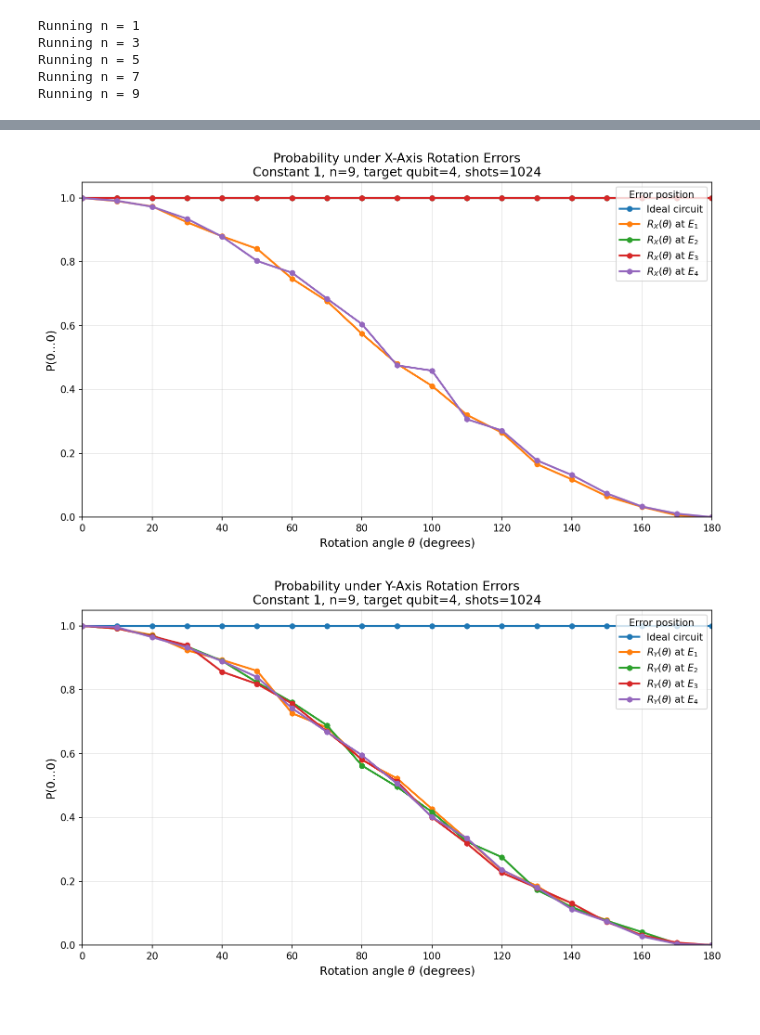
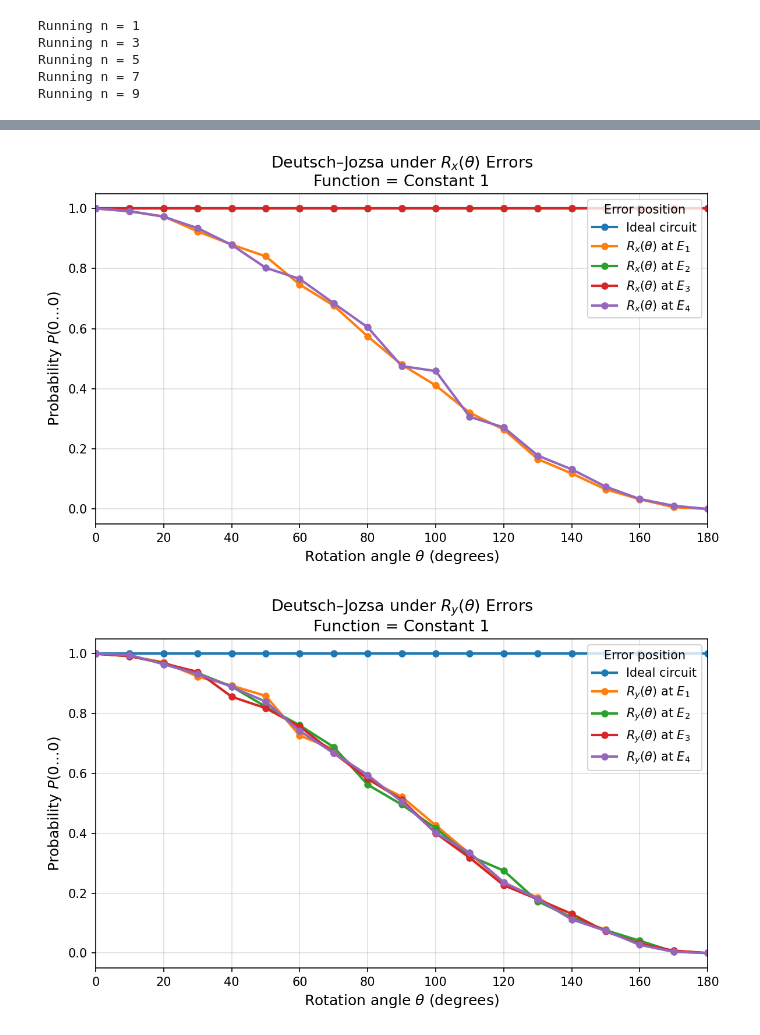
Before and after one commit to Abiyzelalem27/DeutschJozsaNoise, a Jupyter notebook: Rotation_gate/rotation_error_success_probability.ipynb, the cells around one changed output, grey strips where cells are left out. Drawn from its saved outputs; the diff is of its cells as text; code cells hidden in the pictures.

```diff
--- a/Rotation_gate/rotation_error_success_probability.ipynb
+++ b/Rotation_gate/rotation_error_success_probability.ipynb
@@ -164,7 +164,7 @@ qa.plotting.rotation_error_success_probability(df, 9, "Z", 4, "constant_0", shot
 # %%
-qa.plotting.rotation_error_success_probability(df, 9, "X", 4, "constant_1", shots)
-qa.plotting.rotation_error_success_probability(df, 9, "Y", 4, "constant_1", shots)
-qa.plotting.rotation_error_success_probability(df, 9, "Z", 4, "constant_1", shots)
+qa.plotting.rotation_error_effect(df, 9, "X", 4, "constant_1", shots)
+qa.plotting.rotation_error_effect(df, 9, "Y", 4, "constant_1", shots)
+qa.plotting.rotation_error_effect(df, 9, "Z", 4, "constant_1", shots)
 # %% [output]
-[figure, old version]
+[figure, new version]
-[figure, old version]
+[figure, new version]
```
Also changed, not shown: parts of 4 cells of this notebook, 10 other files.
